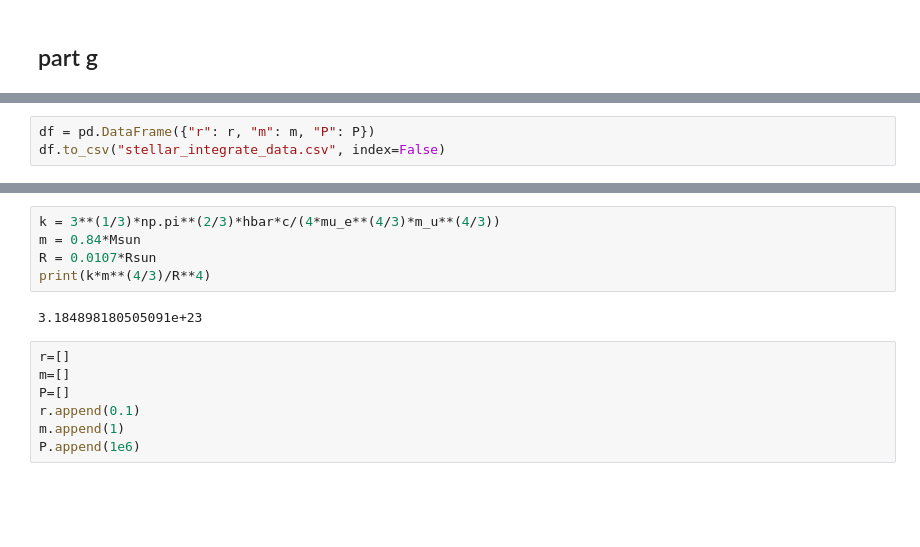
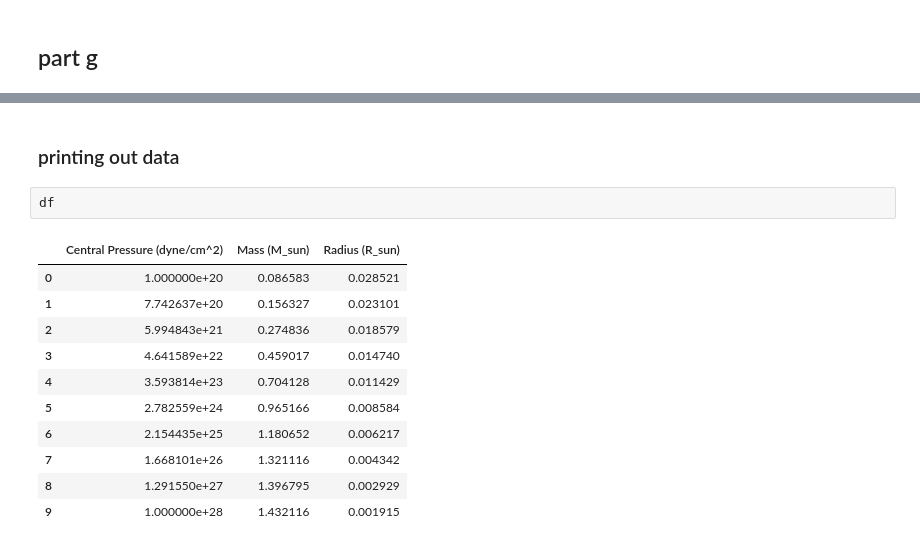
Before and after one commit to thomas-03/homework, a Jupyter notebook: 5460_HW1.ipynb, the cells around one changed output, grey strips where cells are left out. Saved outputs shown, nothing was run; the diff lists cells and outputs as text; blank space fills up the shorter version.

```diff
--- a/5460_HW1.ipynb
+++ b/5460_HW1.ipynb
@@ -299,3 +257,0 @@ plt.grid()
-# %%
-df = pd.DataFrame({"r": r, "m": m, "P": P})
-df.to_csv("stellar_integrate_data.csv", index=False)
@@ -308,14 +258,16 @@ plt.yscale("log")
-# %%
-k = 3**(1/3)*np.pi**(2/3)*hbar*c/(4*mu_e**(4/3)*m_u**(4/3))
-m = 0.84*Msun
-R = 0.0107*Rsun
-print(k*m**(4/3)/R**4)
-# %% [output]
-3.184898180505091e+23
-# %%
-r=[]
-m=[]
-P=[]
-r.append(0.1)
-m.append(1)
-P.append(1e6)
+# %% [markdown]
+### printing out data
+# %%
+df
+# %% [output]
+|  | Central Pressure (dyne/cm^2) | Mass (M_sun) | Radius (R_sun) |
+| 0 | 1.000000e+20 | 0.086583 | 0.028521 |
+| 1 | 7.742637e+20 | 0.156327 | 0.023101 |
+| 2 | 5.994843e+21 | 0.274836 | 0.018579 |
+| 3 | 4.641589e+22 | 0.459017 | 0.014740 |
+| 4 | 3.593814e+23 | 0.704128 | 0.011429 |
+| 5 | 2.782559e+24 | 0.965166 | 0.008584 |
+| 6 | 2.154435e+25 | 1.180652 | 0.006217 |
+| 7 | 1.668101e+26 | 1.321116 | 0.004342 |
+| 8 | 1.291550e+27 | 1.396795 | 0.002929 |
+| 9 | 1.000000e+28 | 1.432116 | 0.001915 |
```
Also changed, not shown: parts of 15 cells of this notebook, 1 other file.
